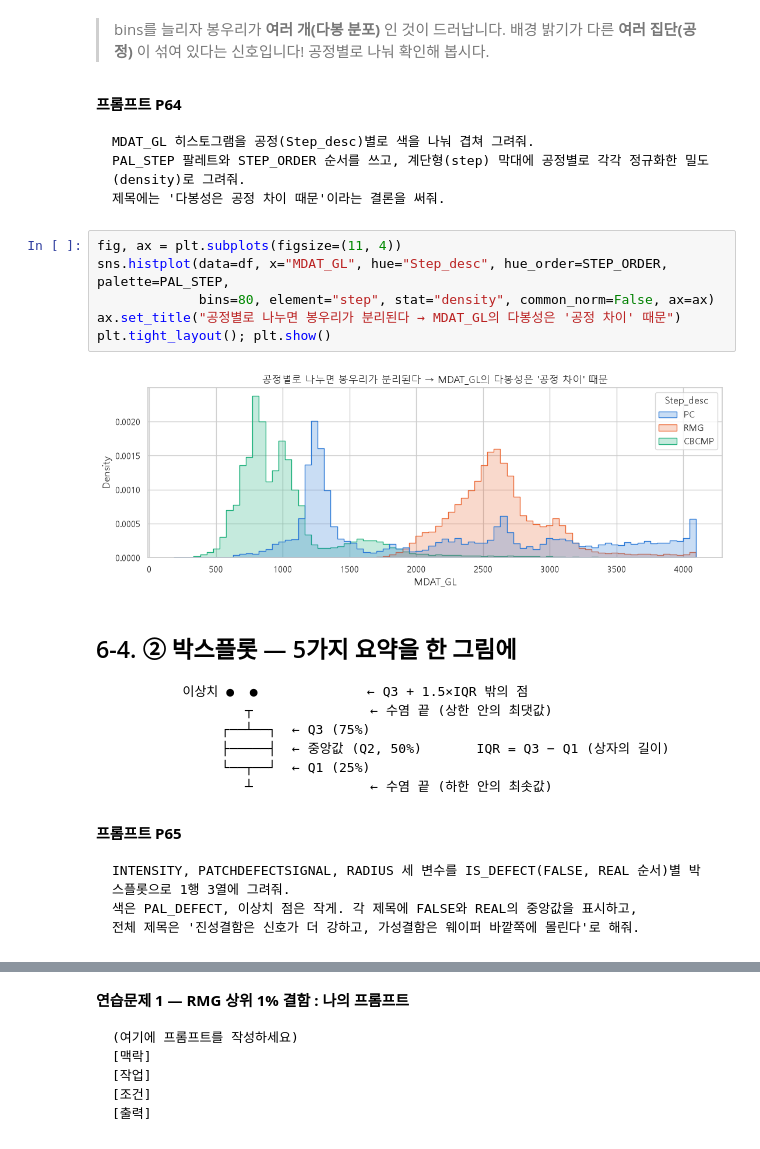
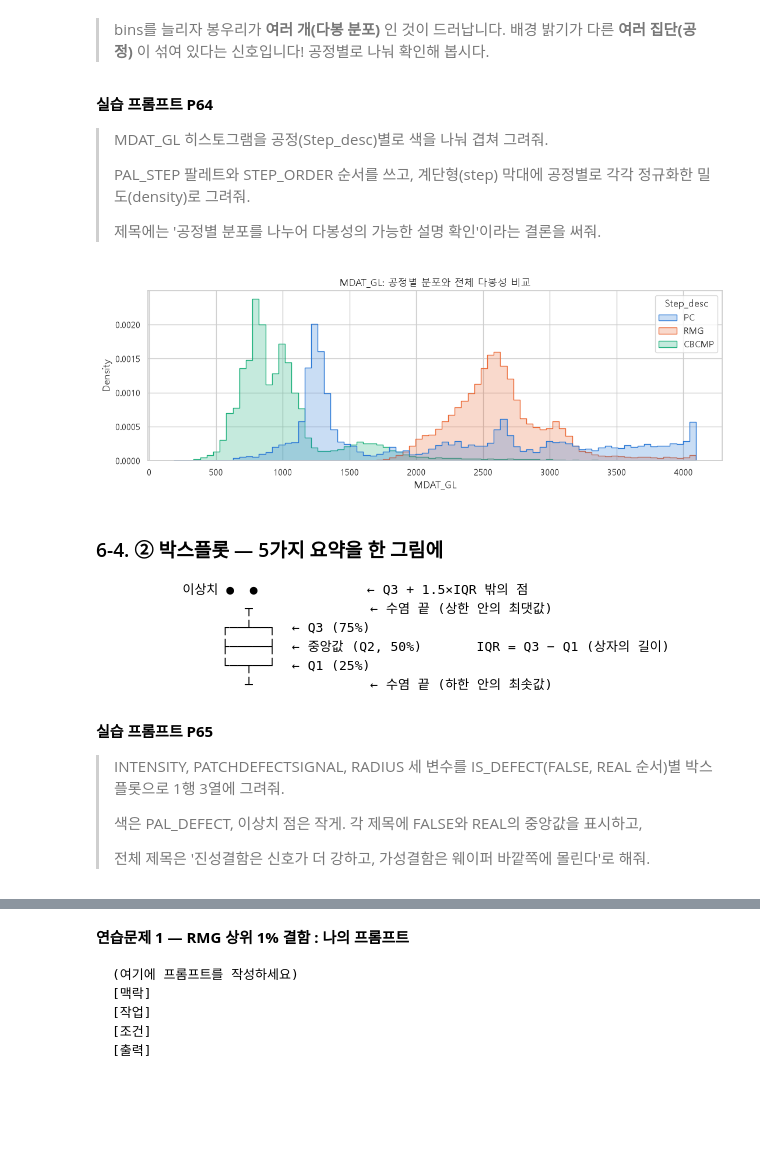
Before and after one commit to Youngpyoryu/Lecture_Note, a Jupyter notebook: 조선이공대/반도체_웨이퍼_EDA_기초통계_A_to_Z_학생용.ipynb, the cells around one changed output, grey strips where cells are left out. Cells and saved outputs as stored; diff of their text form; blank space fills up the shorter version.

````diff
--- a/조선이공대/반도체_웨이퍼_EDA_3일차.ipynb
+++ b/조선이공대/반도체_웨이퍼_EDA_기초통계_A_to_Z_학생용.ipynb
@@ -2106,22 +2137,18 @@ plt.tight_layout(); plt.show()
 # %% [markdown]
 > bins를 늘리자 봉우리가 **여러 개(다봉 분포)** 인 것이 드러납니다. 배경 밝기가 다른 **여러 집단(공정)** 이 섞여 있다는 신호입니다! 공정별로 나눠 확인해 봅시다.
 # %% [markdown]
-**프롬프트 P64**
-```text
-MDAT_GL 히스토그램을 공정(Step_desc)별로 색을 나눠 겹쳐 그려줘.
-PAL_STEP 팔레트와 STEP_ORDER 순서를 쓰고, 계단형(step) 막대에 공정별로 각각 정규화한 밀도(density)로 그려줘.
-제목에는 '다봉성은 공정 차이 때문'이라는 결론을 써줘.
-```
+**실습 프롬프트 P64**
+
+> MDAT_GL 히스토그램을 공정(Step_desc)별로 색을 나눠 겹쳐 그려줘.
+>
+> PAL_STEP 팔레트와 STEP_ORDER 순서를 쓰고, 계단형(step) 막대에 공정별로 각각 정규화한 밀도(density)로 그려줘.
+>
+> 제목에는 '공정별 분포를 나누어 다봉성의 가능한 설명 확인'이라는 결론을 써줘.
 # %%
-fig, ax = plt.subplots(figsize=(11, 4))
-sns.histplot(data=df, x="MDAT_GL", hue="Step_desc", hue_order=STEP_ORDER, palette=PAL_STEP,
-             bins=80, element="step", stat="density", common_norm=False, ax=ax)
-ax.set_title("공정별로 나누면 봉우리가 분리된다 → MDAT_GL의 다봉성은 '공정 차이' 때문")
-plt.tight_layout(); plt.show()
 # %% [output]
-[figure, old version]
+[figure, new version]
 # %% [markdown]
-## 6-4. ② 박스플롯 — 5가지 요약을 한 그림에
+### 6-4. ② 박스플롯 — 5가지 요약을 한 그림에
 
 ```
          이상치 ●  ●              ← Q3 + 1.5×IQR 밖의 점
@@ -2132,10 +2159,11 @@ plt.tight_layout(); plt.show()
                  ┴               ← 수염 끝 (하한 안의 최솟값)
 ```
 # %% [markdown]
-**프롬프트 P65**
-```text
-INTENSITY, PATCHDEFECTSIGNAL, RADIUS 세 변수를 IS_DEFECT(FALSE, REAL 순서)별 박스플롯으로 1행 3열에 그려줘.
-색은 PAL_DEFECT, 이상치 점은 작게. 각 제목에 FALSE와 REAL의 중앙값을 표시하고,
-전체 제목은 '진성결함은 신호가 더 강하고, 가성결함은 웨이퍼 바깥쪽에 몰린다'로 해줘.
-```
+**실습 프롬프트 P65**
+
+> INTENSITY, PATCHDEFECTSIGNAL, RADIUS 세 변수를 IS_DEFECT(FALSE, REAL 순서)별 박스플롯으로 1행 3열에 그려줘.
+>
+> 색은 PAL_DEFECT, 이상치 점은 작게. 각 제목에 FALSE와 REAL의 중앙값을 표시하고,
+>
+> 전체 제목은 '진성결함은 신호가 더 강하고, 가성결함은 웨이퍼 바깥쪽에 몰린다'로 해줘.
 # %%
````
Also changed, not shown: parts of 351 cells of this notebook, 3 other files.
